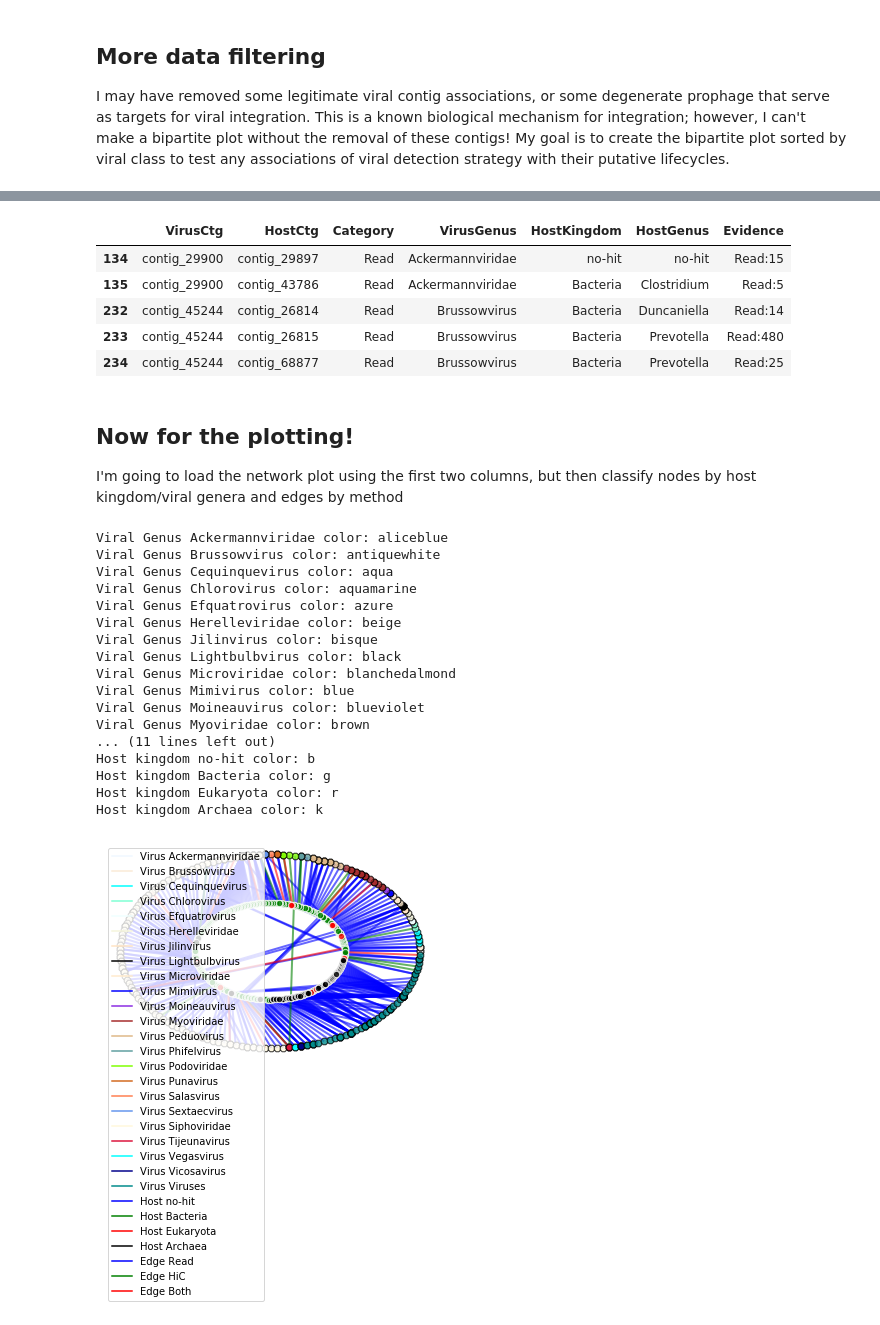
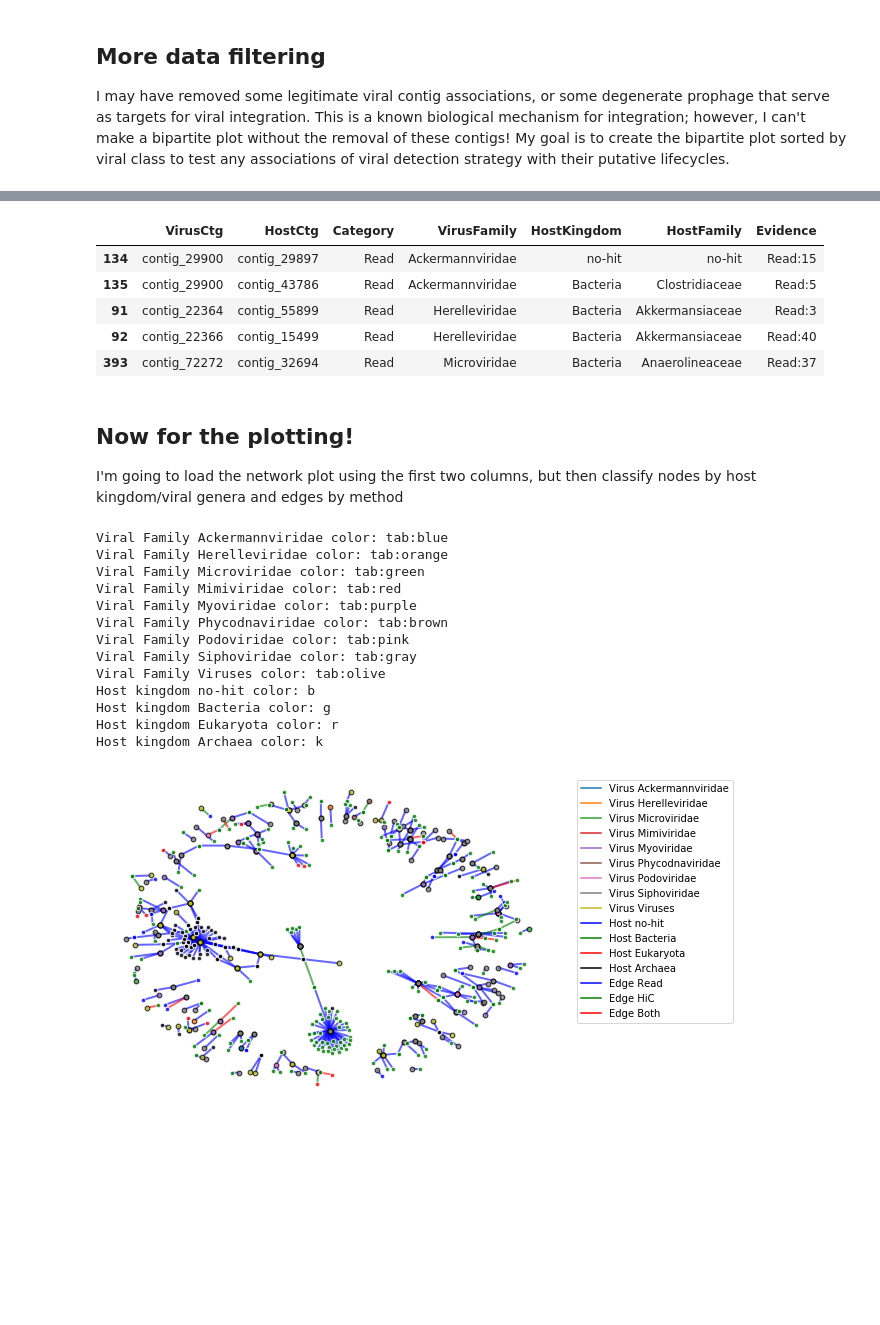
Before and after one commit to njdbickhart/labnotes, a Jupyter notebook: project_notes/metagenomics/network_viral_plot.ipynb, the cells around one changed output, grey strips where cells are left out. Saved outputs shown, nothing was run; the diff lists cells and outputs as text; code cells hidden in the pictures; blank space fills up the shorter version.

Commit message:
fixed notebook plot

```diff
--- a/project_notes/metagenomics/network_viral_plot.ipynb
+++ b/project_notes/metagenomics/network_viral_plot.ipynb
@@ -34,13 +41,13 @@ df.head()
 # %%
-df = df.sort_values(by=['VirusGenus','VirusCtg','Category'])
+df = df.sort_values(by=['VirusFamily','VirusCtg','Category'])
 df.head()
 # %% [output]
-|  | VirusCtg | HostCtg | Category | VirusGenus | HostKingdom | HostGenus | Evidence |
+|  | VirusCtg | HostCtg | Category | VirusFamily | HostKingdom | HostFamily | Evidence |
 | 134 | contig_29900 | contig_29897 | Read | Ackermannviridae | no-hit | no-hit | Read:15 |
-| 135 | contig_29900 | contig_43786 | Read | Ackermannviridae | Bacteria | Clostridium | Read:5 |
-| 232 | contig_45244 | contig_26814 | Read | Brussowvirus | Bacteria | Duncaniella | Read:14 |
-| 233 | contig_45244 | contig_26815 | Read | Brussowvirus | Bacteria | Prevotella | Read:480 |
-| 234 | contig_45244 | contig_68877 | Read | Brussowvirus | Bacteria | Prevotella | Read:25 |
+| 135 | contig_29900 | contig_43786 | Read | Ackermannviridae | Bacteria | Clostridiaceae | Read:5 |
+| 91 | contig_22364 | contig_55899 | Read | Herelleviridae | Bacteria | Akkermansiaceae | Read:3 |
+| 92 | contig_22366 | contig_15499 | Read | Herelleviridae | Bacteria | Akkermansiaceae | Read:40 |
+| 393 | contig_72272 | contig_32694 | Read | Microviridae | Bacteria | Anaerolineaceae | Read:37 |
 # %% [markdown]
 ## Now for the plotting!
 
@@ -57,67 +64,64 @@ graph.add_nodes_from(df['VirusCtg'].unique())
 graph.add_nodes_from(df['HostCtg'].unique())
 
 for index, row in df.iterrows():
-    vgenus[row['VirusGenus']].append(row['VirusCtg'])
+    vgenus[row['VirusFamily']].append(row['VirusCtg'])
     hking[row['HostKingdom']].append(row['HostCtg'])
     graph.add_edge(row['VirusCtg'], row['HostCtg'])
     ecat[row['Category']].append((row['VirusCtg'], row['HostCtg']))
 # %%
-pos = nx.shell_layout(graph, [df['HostCtg'].unique(), df['VirusCtg'].unique()])
+pos = nx.spring_layout(graph, k=0.11)
+#pos = nx.shell_layout(graph, [df['HostCtg'].unique(), df['VirusCtg'].unique()])
 
 #vcolors = ['tab:blue', 'tab:orange', 'tab:green', 'tab:red', 'tab:purple', 'tab:brown', 'tab:pink', 'tab:gray', 'tab:olive', 'tab:cyan']
-vcolors = [name for name, color in matplotlib.colors.CSS4_COLORS.items()]
+vcolors = [name for name, color in matplotlib.colors.TABLEAU_COLORS.items()]
 hcolors = ['b', 'g', 'r', 'k']
 ecolors = {"Read" : 'b', "HiC" : 'g', "Both" : 'r'}
 
-f = plt.figure(1)
+f = plt.figure(figsize=(8,6))
 ax = f.add_subplot(1,1,1)
 
 labels = dict()
 
 for i in range(len(vgenus.keys())):
     k = list(vgenus.keys())[i]
     if i >= len(vcolors):
         i = len(vcolors) - 1
-    print(f'Viral Genus {k} color: {vcolors[i]}')
+    print(f'Viral Family {k} color: {vcolors[i]}')
     labels['Virus ' + k] = vcolors[i]
-    nx.draw_networkx_nodes(graph, pos, nodelist=vgenus[k], node_color=vcolors[i], edgecolors='k', alpha=0.8, node_size=50, node_shape='8')
+    nx.draw_networkx_nodes(graph, pos, nodelist=vgenus[k], node_color=vcolors[i], edgecolors='k', alpha=0.8, node_size=25, node_shape='8')
 
 for i in range(len(hking.keys())):
     k = list(hking.keys())[i]
     if i >= 4:
         i = 3
     print(f'Host kingdom {k} color: {hcolors[i]}')
     labels['Host ' + k] = hcolors[i]
-    nx.draw_networkx_nodes(graph, pos, nodelist=hking[k], node_color=hcolors[i], edgecolors='w', alpha=0.8, node_size=40, node_shape='o')
+    nx.draw_networkx_nodes(graph, pos, nodelist=hking[k], node_color=hcolors[i], edgecolors='w', alpha=0.8, node_size=20, node_shape='o')
 
 for k, v in ecolors.items():
     labels['Edge ' + k] = ecolors[k]
     nx.draw_networkx_edges(graph, pos, edgelist=ecat[k], width=2, alpha=0.6, edge_color=ecolors[k])
 
 for k, v in labels.items():
     ax.plot([0], [0], color = v, label=k)
 
 plt.axis('off')
 f.set_facecolor('w')
 
-plt.legend()
+plt.legend(loc='upper left', bbox_to_anchor=(1.05, 1), bbox_transform=ax.transAxes)
 plt.savefig("C:/SharedFolders/metagenomics/tim_sheep/viral_association/hifi_flye4_networkplot.pdf")
 # %% [output]
-Viral Genus Ackermannviridae color: aliceblue
-Viral Genus Brussowvirus color: antiquewhite
-Viral Genus Cequinquevirus color: aqua
-Viral Genus Chlorovirus color: aquamarine
-Viral Genus Efquatrovirus color: azure
-Viral Genus Herelleviridae color: beige
-Viral Genus Jilinvirus color: bisque
-Viral Genus Lightbulbvirus color: black
-Viral Genus Microviridae color: blanchedalmond
-Viral Genus Mimivirus color: blue
-Viral Genus Moineauvirus color: blueviolet
-Viral Genus Myoviridae color: brown
-... (11 lines left out)
+Viral Family Ackermannviridae color: tab:blue
+Viral Family Herelleviridae color: tab:orange
+Viral Family Microviridae color: tab:green
+Viral Family Mimiviridae color: tab:red
+Viral Family Myoviridae color: tab:purple
+Viral Family Phycodnaviridae color: tab:brown
+Viral Family Podoviridae color: tab:pink
+Viral Family Siphoviridae color: tab:gray
+Viral Family Viruses color: tab:olive
 Host kingdom no-hit color: b
 Host kingdom Bacteria color: g
 Host kingdom Eukaryota color: r
 Host kingdom Archaea color: k
-[figure, old version]
+[figure, new version]
```
Also changed, not shown: parts of 3 cells of this notebook.
